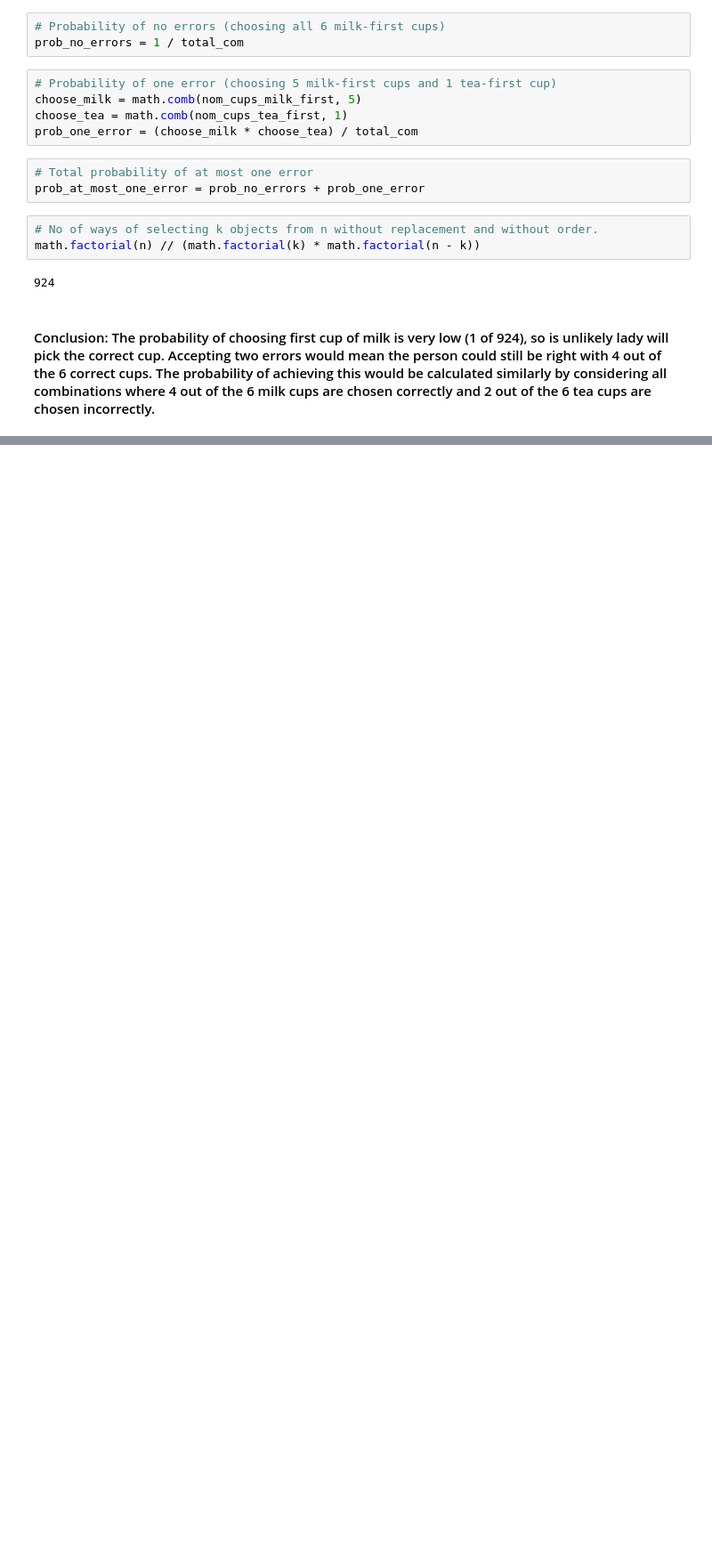
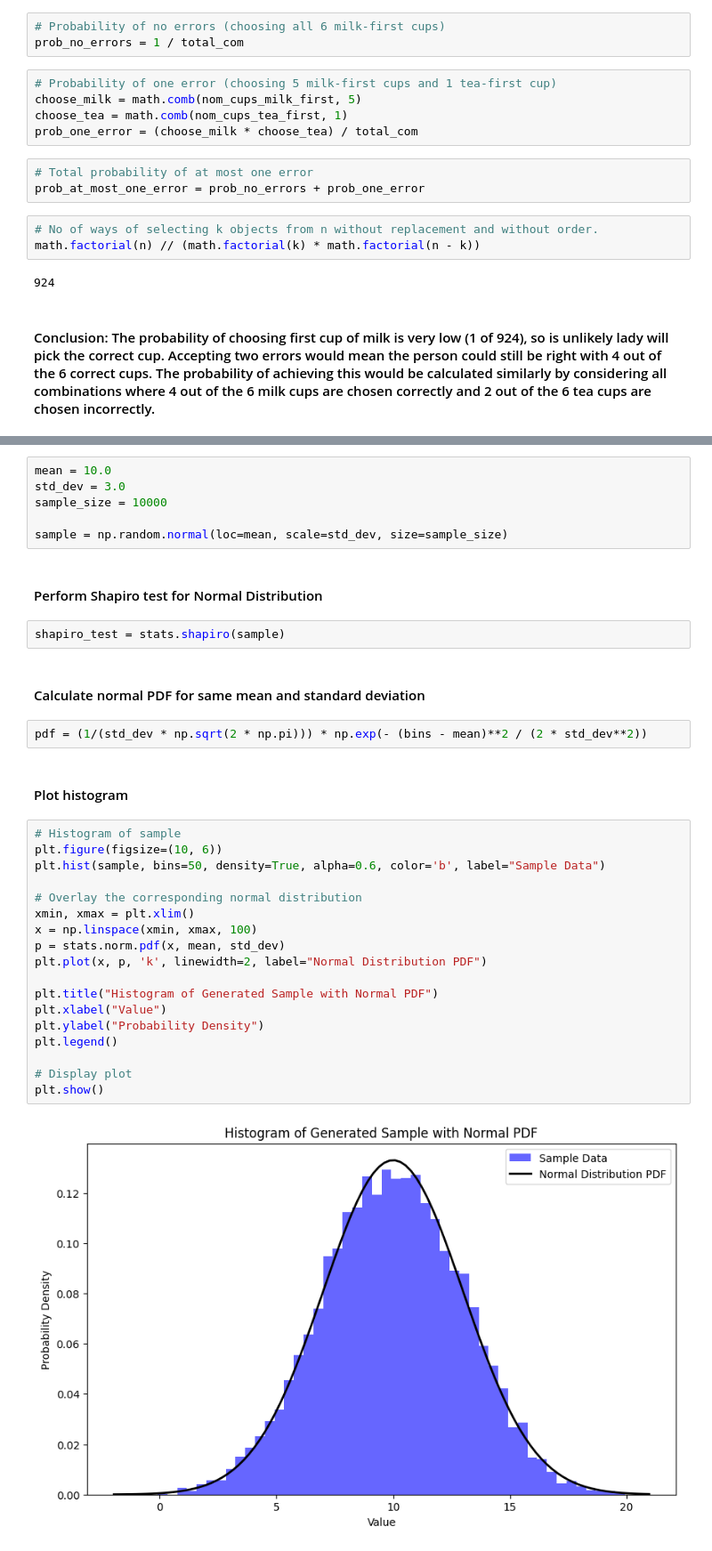
Before and after one commit to YuliiaRysinska/Applied_Statistic, a Jupyter notebook: tasks.ipynb, the cells around one changed output, grey strips where cells are left out. Shown: that part at 89% size. Drawn from its saved outputs; the diff is of its cells as text; blank space fills up the shorter version.

Commit message:
test and ploting Normal Distribution

```diff
--- a/tasks.ipynb
+++ b/tasks.ipynb
@@ -52,0 +73,36 @@ math.factorial(n) // (math.factorial(k) * math.factorial(n - k))
+# %%
+mean = 10.0
+std_dev = 3.0
+sample_size = 10000
+
+sample = np.random.normal(loc=mean, scale=std_dev, size=sample_size)
+# %% [markdown]
+#### Perform Shapiro test for Normal Distribution
+# %%
+shapiro_test = stats.shapiro(sample)
+# %% [markdown]
+#### Calculate normal PDF for same mean and standard deviation
+# %%
+pdf = (1/(std_dev * np.sqrt(2 * np.pi))) * np.exp(- (bins - mean)**2 / (2 * std_dev**2))
+# %% [markdown]
+#### Plot histogram
+# %%
+# Histogram of sample
+plt.figure(figsize=(10, 6))
+plt.hist(sample, bins=50, density=True, alpha=0.6, color='b', label="Sample Data")
+
+# Overlay the corresponding normal distribution
+xmin, xmax = plt.xlim()
+x = np.linspace(xmin, xmax, 100)
+p = stats.norm.pdf(x, mean, std_dev)
+plt.plot(x, p, 'k', linewidth=2, label="Normal Distribution PDF")
+
+plt.title("Histogram of Generated Sample with Normal PDF")
+plt.xlabel("Value")
+plt.ylabel("Probability Density")
+plt.legend()
+
+# Display plot
+plt.show()
+# %% [output]
+[figure, added]
```
Also changed, not shown: parts of 10 cells of this notebook.
